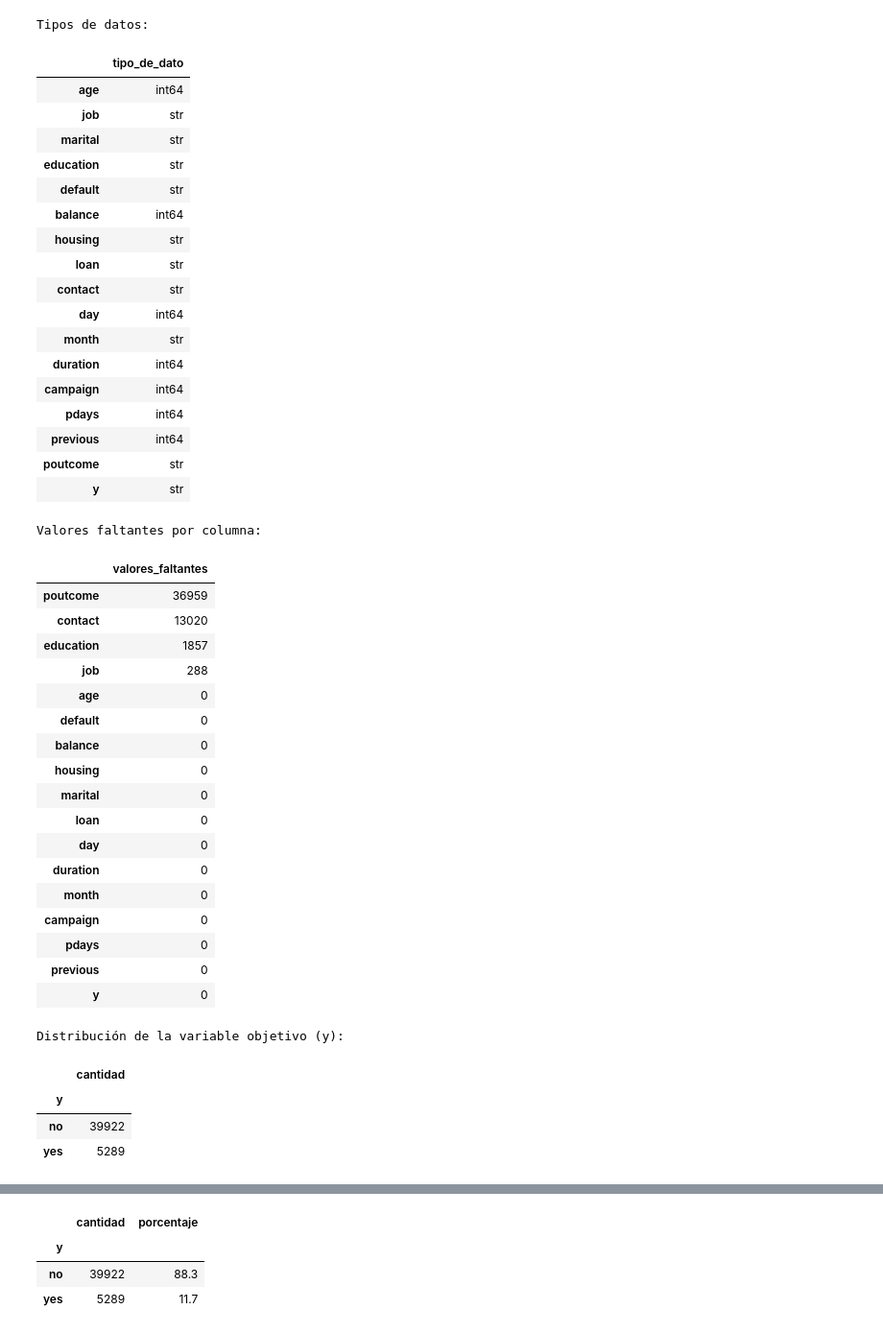
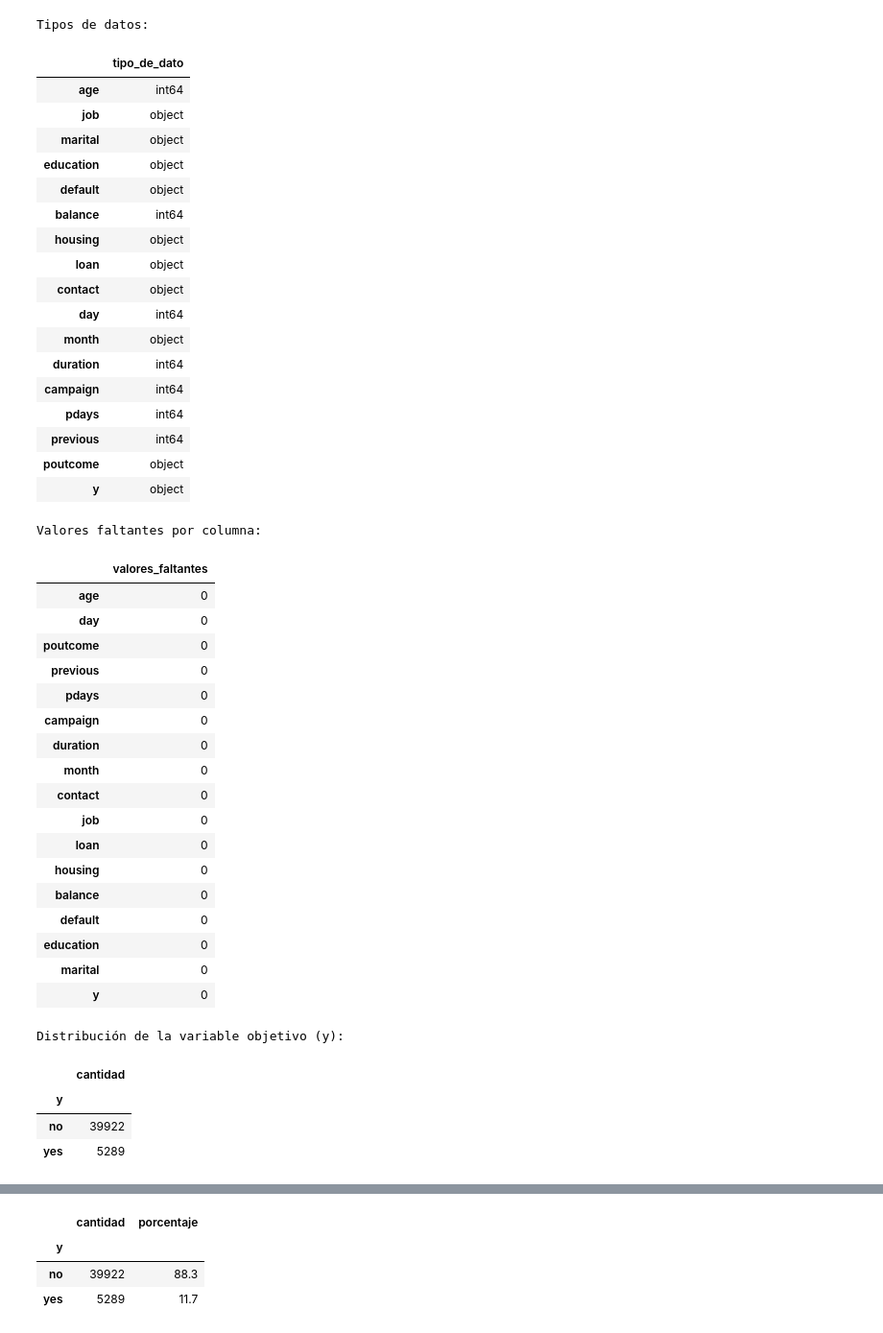
Before and after one commit to CrisSCon/priorizacion-clientes-cdt, a Jupyter notebook: notebooks/01_eda_bank_marketing.ipynb, the cells around one changed output, grey strips where cells are left out. Shown at 96% size. Drawn from its saved outputs; the diff is of its cells as text; code cells hidden in the pictures.

```diff
--- a/notebooks/01_eda_bank_marketing.ipynb
+++ b/notebooks/01_eda_bank_marketing.ipynb
@@ -53,7 +53,7 @@ contenido_csv, archivo_encontrado = resultado
 df = pd.read_csv(
     io.BytesIO(contenido_csv),
     sep=";",
-    na_values=["unknown", "NA", ""]
+    na_values=["NA", ""] # Considerar "NA" y cadenas vacías como valores faltantes, Unkwown en este punto se conservará como categoría explícita y los valores vacíos seguirán convirtiéndose en ausentes..
 )
 
 print("Archivo cargado:", archivo_encontrado)
@@ -105,40 +105,40 @@ Primeras 10 filas:
 Tipos de datos:
 |  | tipo_de_dato |
 | age | int64 |
-| job | str |
-| marital | str |
-| education | str |
-| default | str |
+| job | object |
+| marital | object |
+| education | object |
+| default | object |
 | balance | int64 |
-| housing | str |
-| loan | str |
-| contact | str |
+| housing | object |
+| loan | object |
+| contact | object |
 | day | int64 |
-| month | str |
+| month | object |
 | duration | int64 |
 | campaign | int64 |
 | pdays | int64 |
 | previous | int64 |
-| poutcome | str |
-| y | str |
+| poutcome | object |
+| y | object |
 Valores faltantes por columna:
 |  | valores_faltantes |
-| poutcome | 36959 |
-| contact | 13020 |
-| education | 1857 |
-| job | 288 |
 | age | 0 |
-| default | 0 |
-| balance | 0 |
-| housing | 0 |
-| marital | 0 |
-| loan | 0 |
 | day | 0 |
+| poutcome | 0 |
+| previous | 0 |
+| pdays | 0 |
+| campaign | 0 |
 | duration | 0 |
 | month | 0 |
-| campaign | 0 |
-| pdays | 0 |
-| previous | 0 |
+| contact | 0 |
+| job | 0 |
+| loan | 0 |
+| housing | 0 |
+| balance | 0 |
+| default | 0 |
+| education | 0 |
+| marital | 0 |
 | y | 0 |
 Distribución de la variable objetivo (y):
 |  | cantidad |
```
Also changed, not shown: parts of 10 cells of this notebook.
